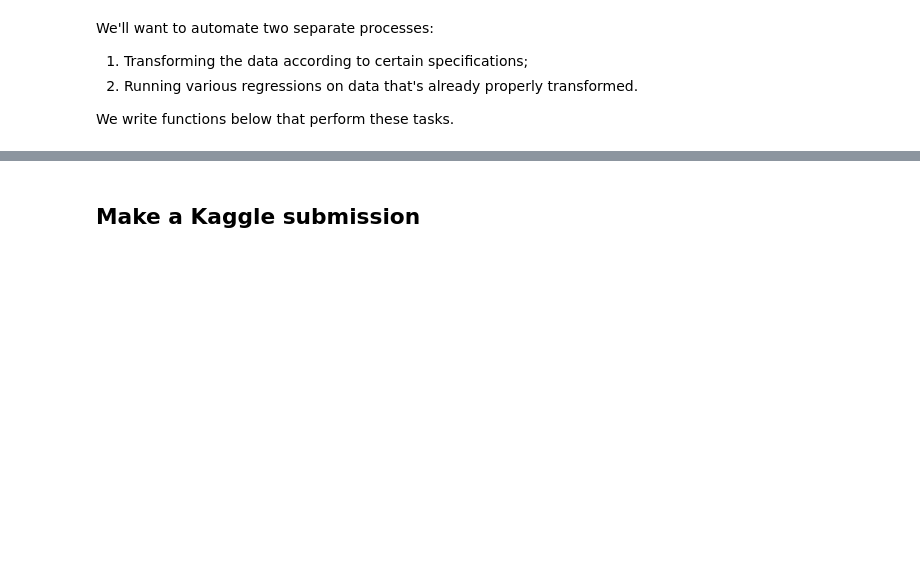
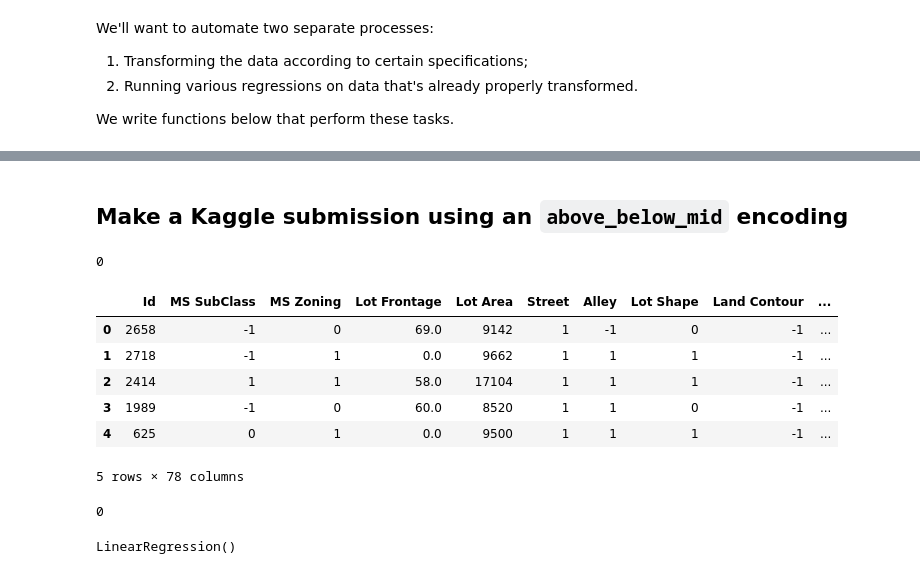
Before and after one commit to simonlazarus/Predicting-House-Prices-with-Linear-Regression, a Jupyter notebook: code/4_modeling.ipynb, the cells around one changed output, grey strips where cells are left out. Saved outputs shown, nothing was run; the diff lists cells and outputs as text; code cells hidden in the pictures; blank space fills up the shorter version.

```diff
--- a/code/4_modeling.ipynb
+++ b/code/4_modeling.ipynb
@@ -1062,4 +1066,30 @@ metrics.mean_squared_error(y_test, preds_test, squared=False)
 # %% [markdown]
-## Make a Kaggle submission
+## Make a Kaggle submission using an `above_below_mid` encoding
 # %%
-kaggle = pd.read_csv('./datasets/test_cleaned.csv')
+kaggle = pd.read_csv('../datasets/test_processed.csv')
+sum(kaggle.isnull().sum())
+# %% [output]
+0
+# %%
+abm_kaggle = kaggle
+
+#Encode all categorical variables with above_below_mid
+#Using our cat_map fitted on the test data
+for col in abm_kaggle.columns:
+    if col in categoricals:
+        abm_kaggle[col] = abm_kaggle.loc[:,col].map(lambda s : cat_map(col,s))
+
+abm_kaggle.head()
+# %% [output]
+|  | Id | MS SubClass | MS Zoning | Lot Frontage | Lot Area | Street | Alley | Lot Shape | Land Contour | ... |
+| 0 | 2658 | -1 | 0 | 69.0 | 9142 | 1 | -1 | 0 | -1 | ... |
+| 1 | 2718 | -1 | 1 | 0.0 | 9662 | 1 | 1 | 1 | -1 | ... |
+| 2 | 2414 | 1 | 1 | 58.0 | 17104 | 1 | 1 | 1 | -1 | ... |
+| 3 | 1989 | -1 | 0 | 60.0 | 8520 | 1 | 1 | 0 | -1 | ... |
+| 4 | 625 | 0 | 1 | 0.0 | 9500 | 1 | 1 | 1 | -1 | ... |
+5 rows × 78 columns
+# %%
+#Check that there are no missing values after the encoding
+sum(abm_kaggle.isnull().sum())
+# %% [output]
+0
@@ -1069 +1113,7 @@ X_to_pred.head()
+# %%
+#Fit our best regression on this data.  In this case, we log transform y:
+lr = LinearRegression()
+lr.fit(X,np.log(y))
+# %% [output]
+LinearRegression()
 # %%
```
Also changed, not shown: parts of 80 cells of this notebook, 6 other files.
